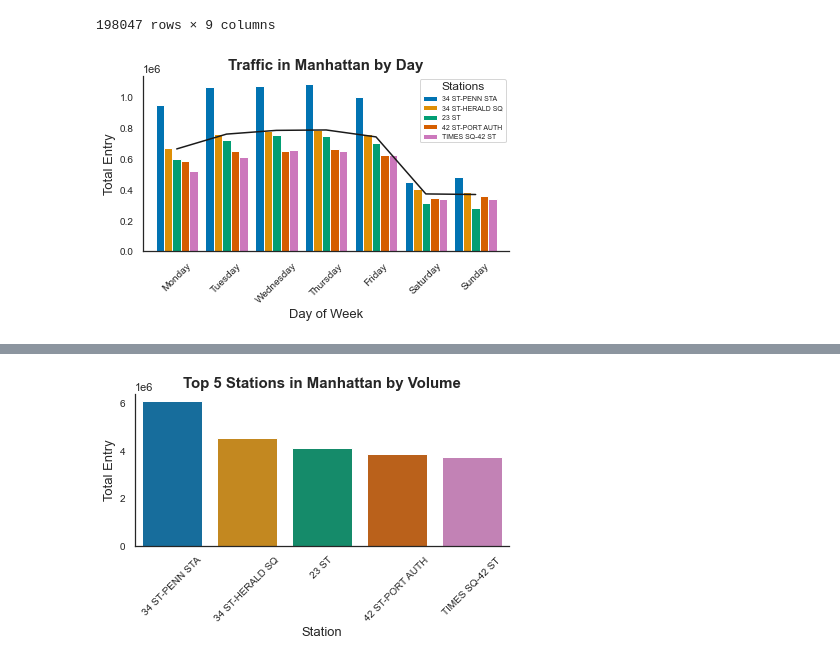
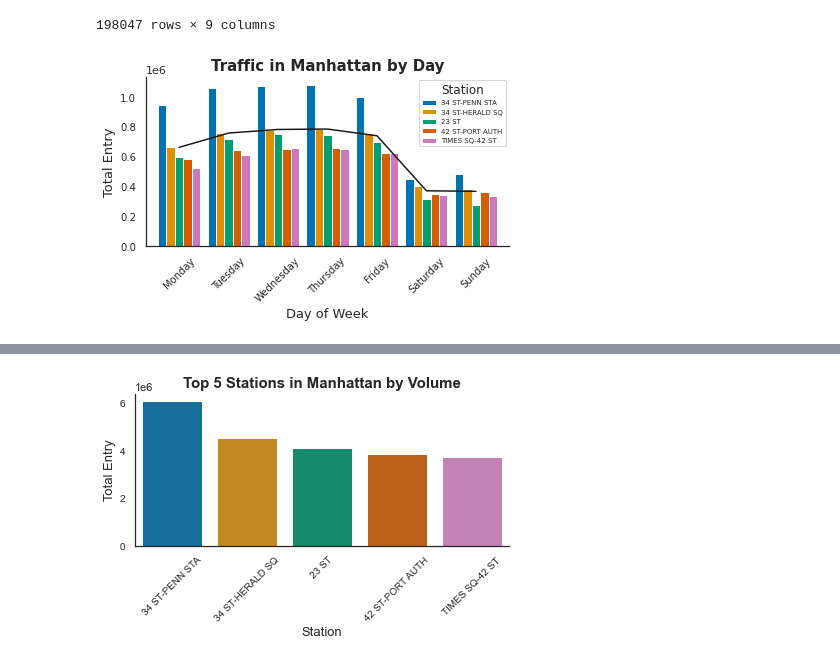
Before and after one commit to Dyllanjrusher/Maximizing_Gala_Attendance, a Jupyter notebook: project_1_MTA.ipynb, the cells around one changed output, grey strips where cells are left out. Saved outputs shown, nothing was run; the diff lists cells and outputs as text; code cells hidden in the pictures.

```diff
--- a/project_1_MTA.ipynb
+++ b/project_1_MTA.ipynb
@@ -414,36 +414,36 @@ plotdata = pd.DataFrame({
     "23 ST":station_23_list,
     "42 ST-PORT AUTH":station_port_list,
     "TIMES SQ-42 ST":station_times_list
     },
     index=["Monday", 'Tuesday', 'Wednesday', 'Thursday', 'Friday', 'Saturday', 'Sunday'])
 
 plotdata.plot(kind="bar", width=.85)
 plt.xticks(fontsize=10, rotation=45)
 plt.yticks(fontsize=10)
 plt.xlabel('Day of Week', fontsize=13)
 plt.ylabel('Total Entry', fontsize=13)
 plt.title('Traffic in Manhattan by Day', fontsize=15, weight='bold')
-plt.legend(loc='upper right', prop={'size': 7}, fancybox=True, title='Stations')
+plt.legend(loc='upper right', prop={'size': 7}, fancybox=True, title='Station')
 plt.tight_layout()
 sns.despine()
 
 #line graph for average across stations per day
 plotdata['mean'] = plotdata.mean(axis=1)
 mean_list = []
 for elem in plotdata['mean']:
     mean_list.append(elem)
 plt.plot(mean_list,'k');
 
 # manhattan top 5 stations by volume
 # 1. 34 ST-PENN STA
 # 2. 34 ST-HERALD SQ
 # 3. 23 ST
 # 4. 42 ST-PORT AUTH
 # 5. TIMES SQ-42 ST
 
-# plt.savefig('Manhattan_Weekly.png', dpi=1200)
+plt.savefig('Manhattan_Weekly.png', dpi=1200)
 # %% [output]
-[figure, old version]
+[figure, new version]
 # %%
 filt6 = (turnstiles_daily['STATION'] == '59 ST')
 station_59 = turnstiles_daily[filt6]
```
Also changed, not shown: parts of 3 cells of this notebook, 11 other files.
